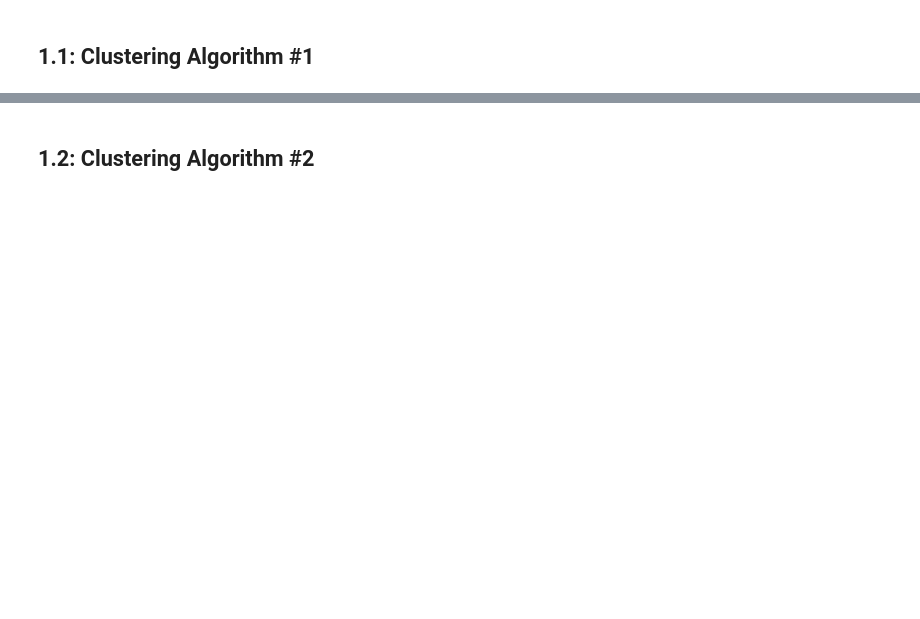
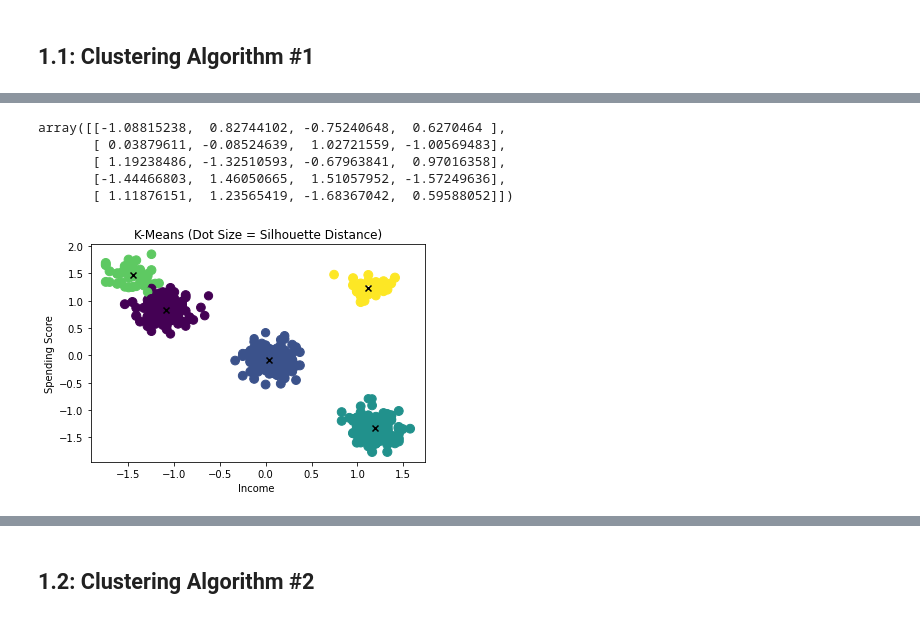
Before and after one commit to Alicexxue/Complete-Python-3-Bootcamp, a Jupyter notebook: MMA_MMAB_MMAI_2023_869_Individual_Assignment.ipynb, the cells around one changed output, grey strips where cells are left out. Cells and saved outputs as stored; diff of their text form; code cells hidden in the pictures; blank space fills up the shorter version.

```diff
--- a/MMA_MMAB_MMAI_2023_869_Individual_Assignment.ipynb
+++ b/MMA_MMAB_MMAI_2023_869_Individual_Assignment.ipynb
@@ -131,0 +294,23 @@ memory usage: 15.9 KB
+# %%
+# Let's look at the centers
+k_means.cluster_centers_
+# %% [output]
+array([[-1.08815238,  0.82744102, -0.75240648,  0.6270464 ],
+       [ 0.03879611, -0.08524639,  1.02721559, -1.00569483],
+       [ 1.19238486, -1.32510593, -0.67963841,  0.97016358],
+       [-1.44466803,  1.46050665,  1.51057952, -1.57249636],
+       [ 1.11876151,  1.23565419, -1.68367042,  0.59588052]])
+# %%
+sample_silhouette_values = silhouette_samples(X, k_means.labels_)
+sizes = 100*sample_silhouette_values
+
+plt.figure();
+
+plt.scatter(X.iloc[:, 0], X.iloc[:, 1], s=sizes, c=k_means.labels_)
+plt.scatter(k_means.cluster_centers_[:, 0], k_means.cluster_centers_[:, 1], marker='x', c="black")
+
+plt.title("K-Means (Dot Size = Silhouette Distance)");
+plt.xlabel('Income ');
+plt.ylabel('Spending Score');
+# %% [output]
+[figure, added]
```
Also changed, not shown: parts of 55 cells of this notebook.
